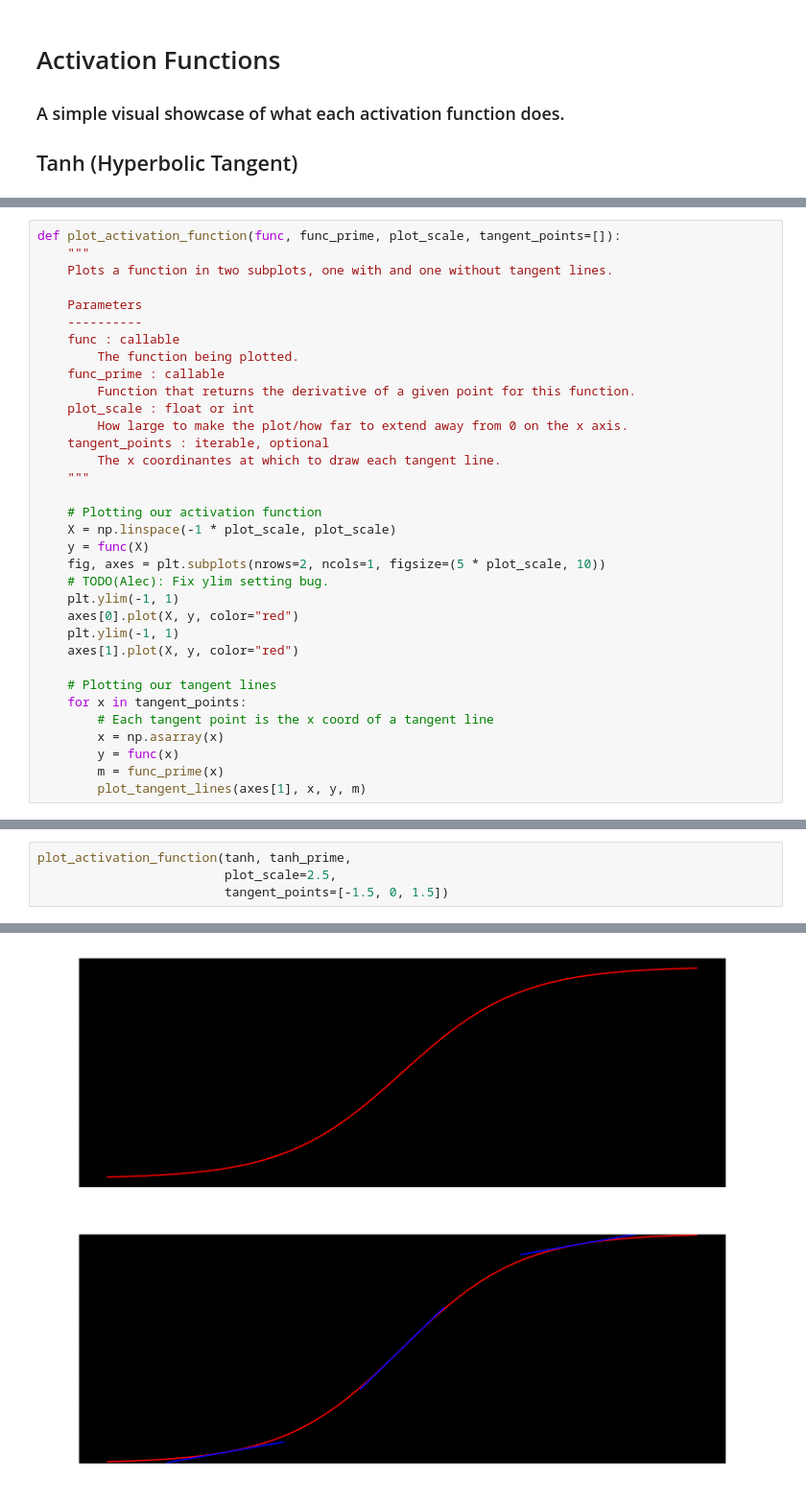
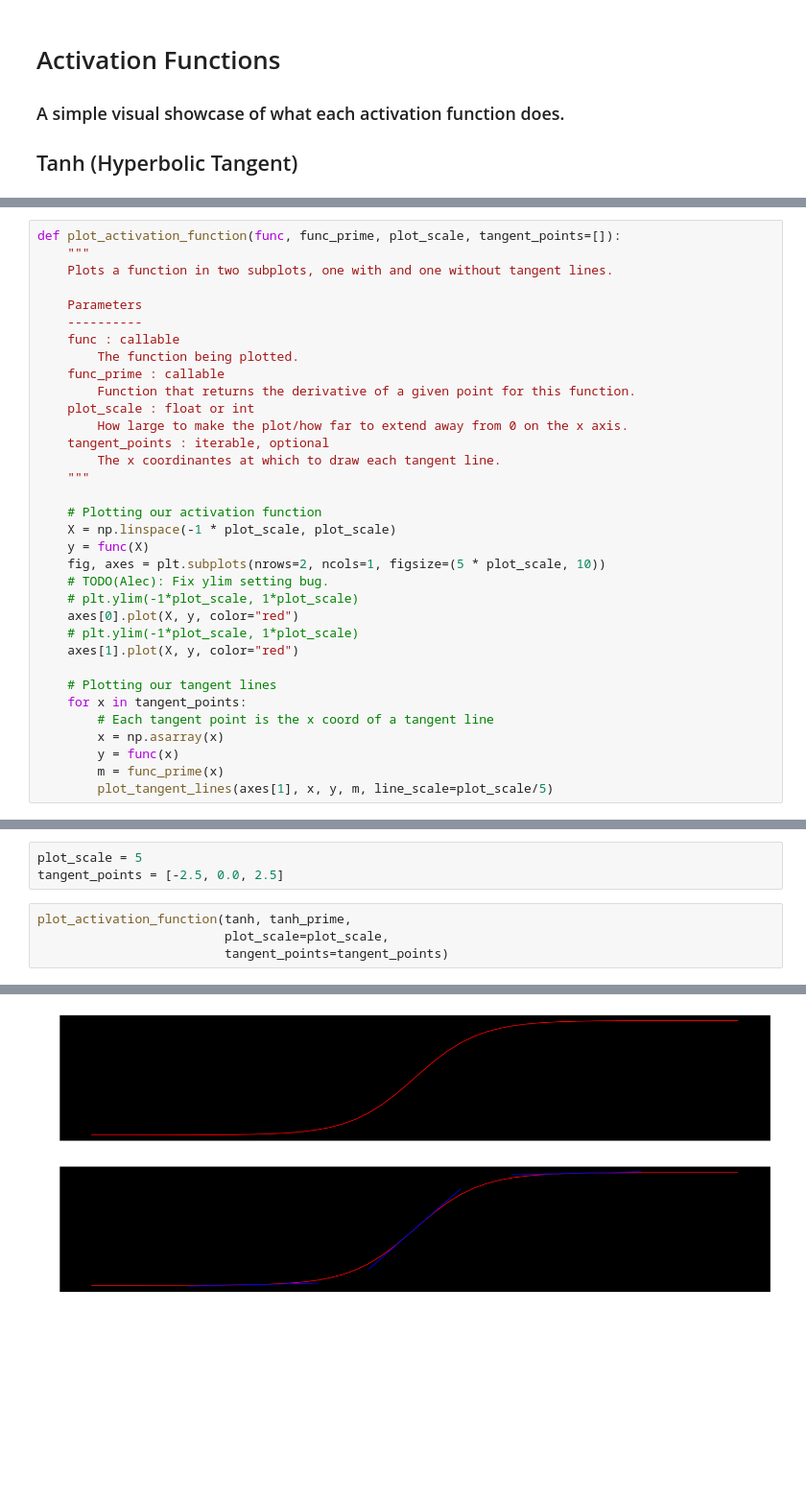
Before and after one commit to AlecMorgan/Deep-Learning-Library, a Jupyter notebook: activations.ipynb, the cells around one changed output, grey strips where cells are left out. Shown: that part at 96% size. Saved outputs shown, nothing was run; the diff lists cells and outputs as text; blank space fills up the shorter version.

Commit message:
Fix bug with ylim of tangent plotting function

```diff
--- a/activations.ipynb
+++ b/activations.ipynb
@@ -36,9 +37,9 @@ def plot_activation_function(func, func_prime, plot_scale, tangent_points=[]):
     y = func(X)
     fig, axes = plt.subplots(nrows=2, ncols=1, figsize=(5 * plot_scale, 10))
     # TODO(Alec): Fix ylim setting bug.
-    plt.ylim(-1, 1)
+    # plt.ylim(-1*plot_scale, 1*plot_scale)
     axes[0].plot(X, y, color="red")
-    plt.ylim(-1, 1)
+    # plt.ylim(-1*plot_scale, 1*plot_scale)
     axes[1].plot(X, y, color="red")
 
     # Plotting our tangent lines
@@ -47,7 +48,7 @@ def plot_activation_function(func, func_prime, plot_scale, tangent_points=[]):
         x = np.asarray(x)
         y = func(x)
         m = func_prime(x)
-        plot_tangent_lines(axes[1], x, y, m)
+        plot_tangent_lines(axes[1], x, y, m, line_scale=plot_scale/5)
 # %%
 def plot_tangent_lines(ax, x, y, m, line_scale=.5):
     """
@@ -69,8 +69,11 @@ def plot_tangent_lines(ax, x, y, m, line_scale=.5):
     tangent_x = [x - b, x + b]
     tangent_y = [y - a, y + a]
     ax.plot(tangent_x, tangent_y, color="blue");
+# %%
+plot_scale = 5
+tangent_points = [-2.5, 0.0, 2.5]
 # %%
 plot_activation_function(tanh, tanh_prime,
-                         plot_scale=2.5,
-                         tangent_points=[-1.5, 0, 1.5])
+                         plot_scale=plot_scale,
+                         tangent_points=tangent_points)
 # %% [output]
@@ -80,3 +80,3 @@ plot_activation_function(tanh, tanh_prime,
-[figure, old version]
+[figure, new version]
 # %%
 plot_activation_function(relu, relu_prime,
```
Also changed, not shown: parts of 6 cells of this notebook, 3 other files.
